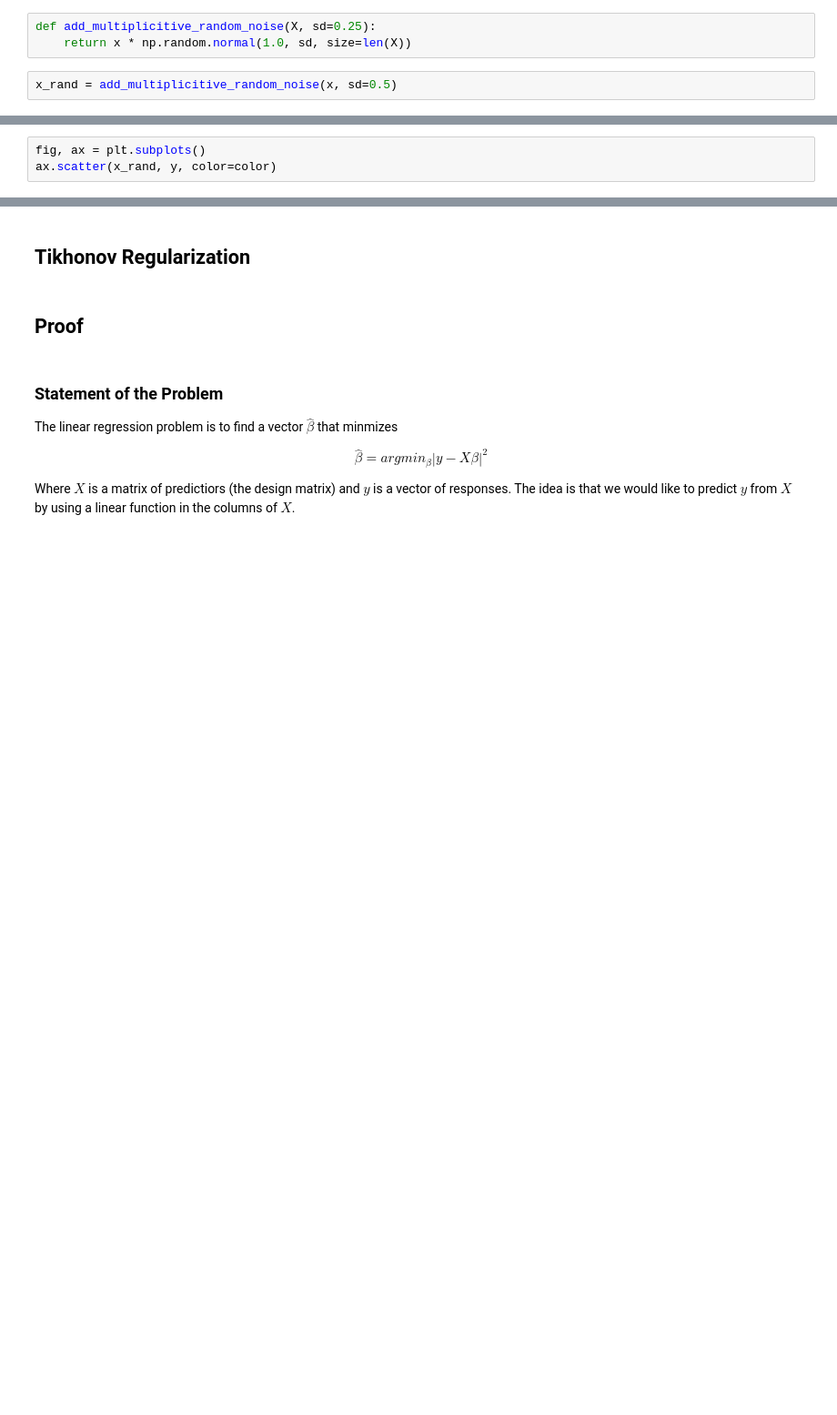
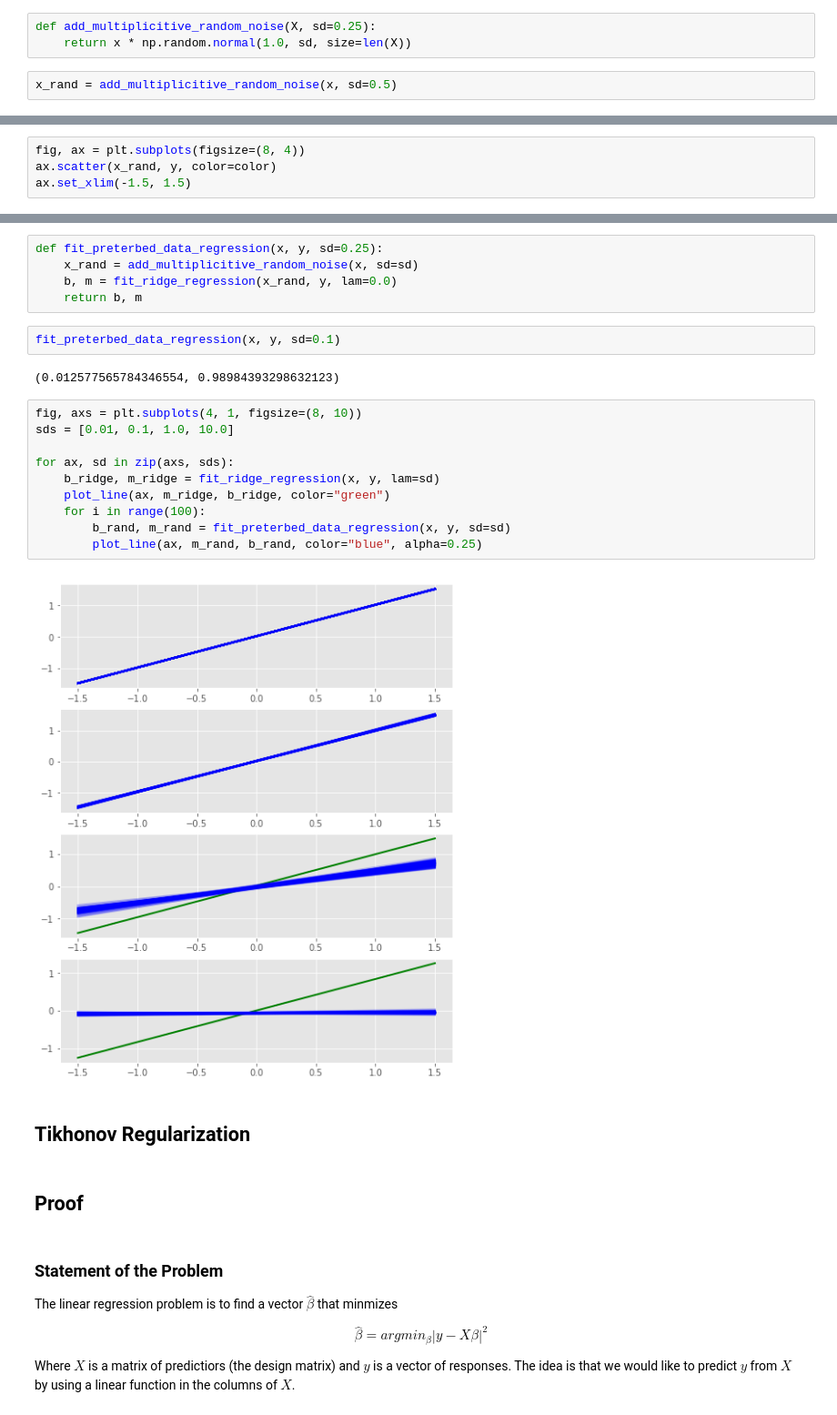
Before and after one commit to madrury/ridge-regression-and-noisy-predictors, a Jupyter notebook: ridge-regression-and-noisy-predictors.ipynb, the cells around one changed output, grey strips where cells are left out. Shown: that part at 91% size. Saved outputs shown, nothing was run; the diff lists cells and outputs as text; blank space fills up the shorter version.

```diff
--- a/ridge-regression-and-noisy-predictors.ipynb
+++ b/ridge-regression-and-noisy-predictors.ipynb
@@ -71,4 +88,5 @@ ax.scatter(x, y, color=color)
 # %%
-fig, ax = plt.subplots()
+fig, ax = plt.subplots(figsize=(8, 4))
 ax.scatter(x_rand, y, color=color)
+ax.set_xlim(-1.5, 1.5)
 # %% [output]
@@ -77,3 +95,24 @@ ax.scatter(x_rand, y, color=color)
+# %%
+def fit_preterbed_data_regression(x, y, sd=0.25):
+    x_rand = add_multiplicitive_random_noise(x, sd=sd)
+    b, m = fit_ridge_regression(x_rand, y, lam=0.0)
+    return b, m
+# %%
+fit_preterbed_data_regression(x, y, sd=0.1)
+# %% [output]
+(0.012577565784346554, 0.98984393298632123)
+# %%
+fig, axs = plt.subplots(4, 1, figsize=(8, 10))
+sds = [0.01, 0.1, 1.0, 10.0]
+
+for ax, sd in zip(axs, sds):
+    b_ridge, m_ridge = fit_ridge_regression(x, y, lam=sd)
+    plot_line(ax, m_ridge, b_ridge, color="green")
+    for i in range(100):
+        b_rand, m_rand = fit_preterbed_data_regression(x, y, sd=sd)
+        plot_line(ax, m_rand, b_rand, color="blue", alpha=0.25)
+# %% [output]
+[figure, added]
 # %% [markdown]
 ## Tikhonov Regularization
 # %% [markdown]
```
Also changed, not shown: parts of 11 cells of this notebook.
